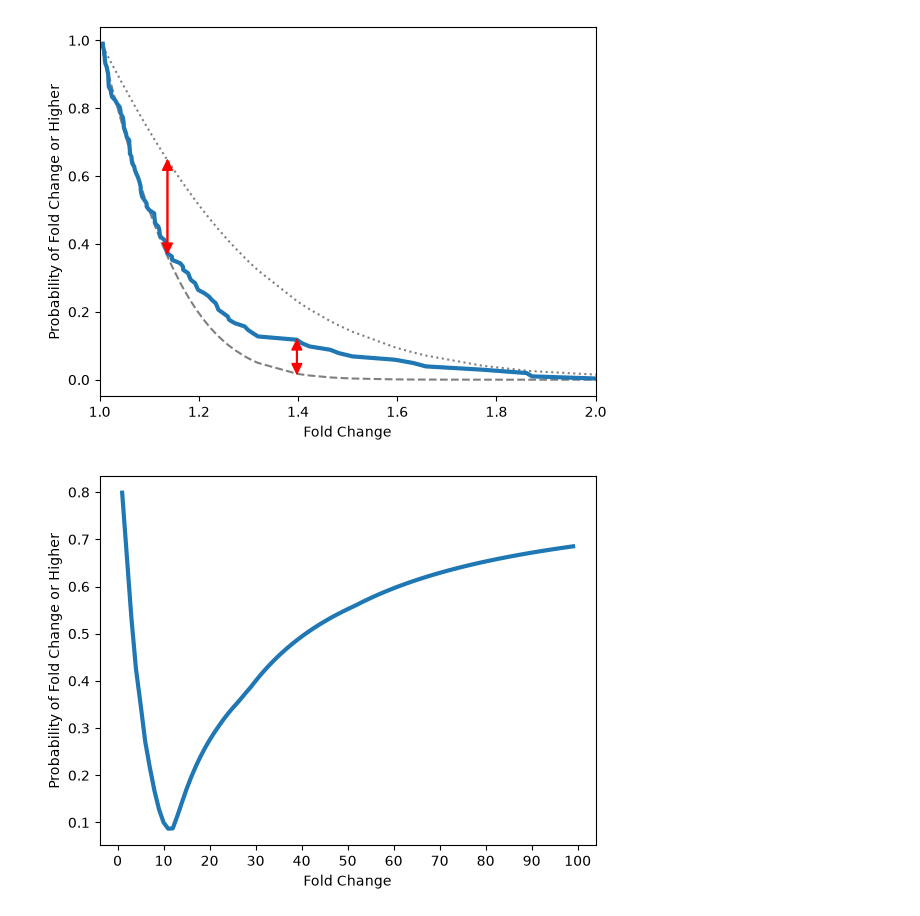
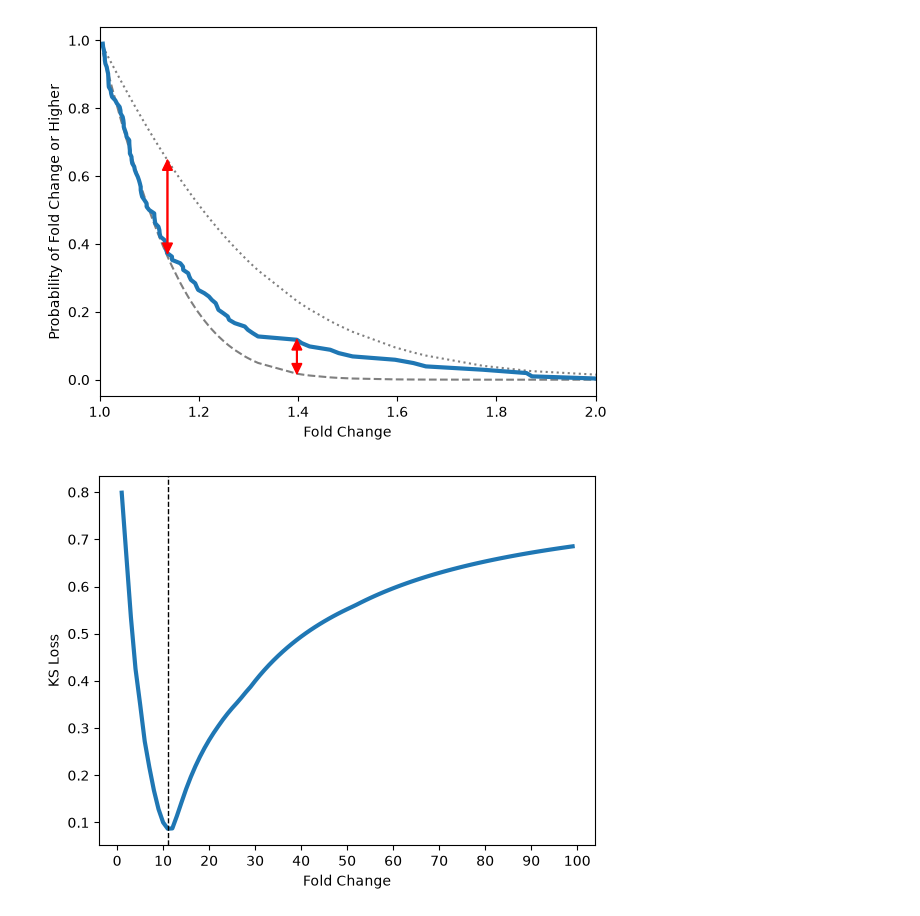
Before and after one commit to AnthonyOfSeattle/affinity-proteomics-notebook, a Jupyter notebook: work/2026_09_09_investigating_candia_dispersion.ipynb, the cells around one changed output. Drawn from its saved outputs; the diff is of its cells as text; code cells hidden in the pictures.

```diff
--- a/work/2026_09_09_investigating_candia_dispersion.ipynb
+++ b/work/2026_09_09_investigating_candia_dispersion.ipynb
@@ -544,18 +544,28 @@ def fit(fc):
     return cvs, scores
 
 fc = np.sort(np.maximum(data, 1/data))
-cvs, scores = fit(fc)
+cvs_ks, scores_ks = fit(fc)
 # %%
+argmin_ks = np.argmin(scores_ks)
+
 sns.lineplot(
-    x = cvs,
-    y = scores,
+    x = cvs_ks,
+    y = scores_ks,
     linewidth = 3
+)
+plt.axvline(
+    x = cvs_ks[argmin_ks],
+    ymin = 0,
+    ymax = 1,
+    linewidth = 1,
+    linestyle = "dashed",
+    color = "black"
 )
 
 plt.xticks(range(0, 101, 10))
 plt.xlabel("Fold Change")
-plt.ylabel("Probability of Fold Change or Higher")
+plt.ylabel("KS Loss")
 
 plt.show()
 # %% [output]
-[figure, old version]
+[figure, new version]
```
Also changed, not shown: parts of 3 cells of this notebook, 1 other file.
